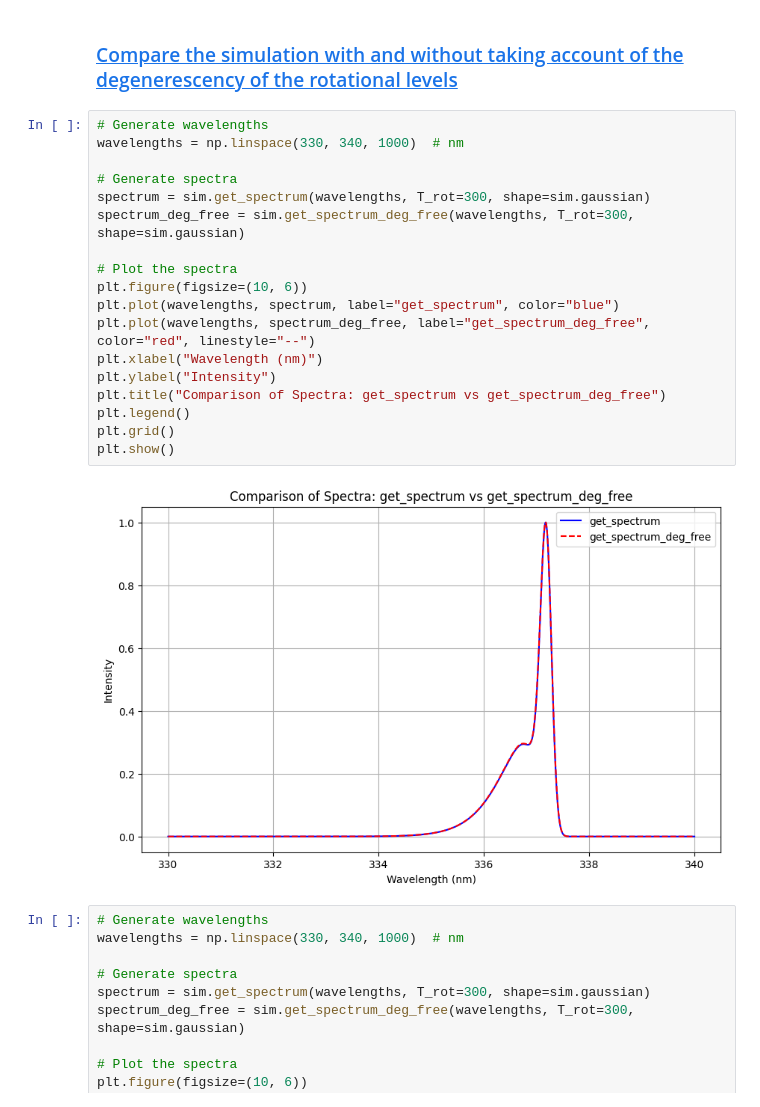
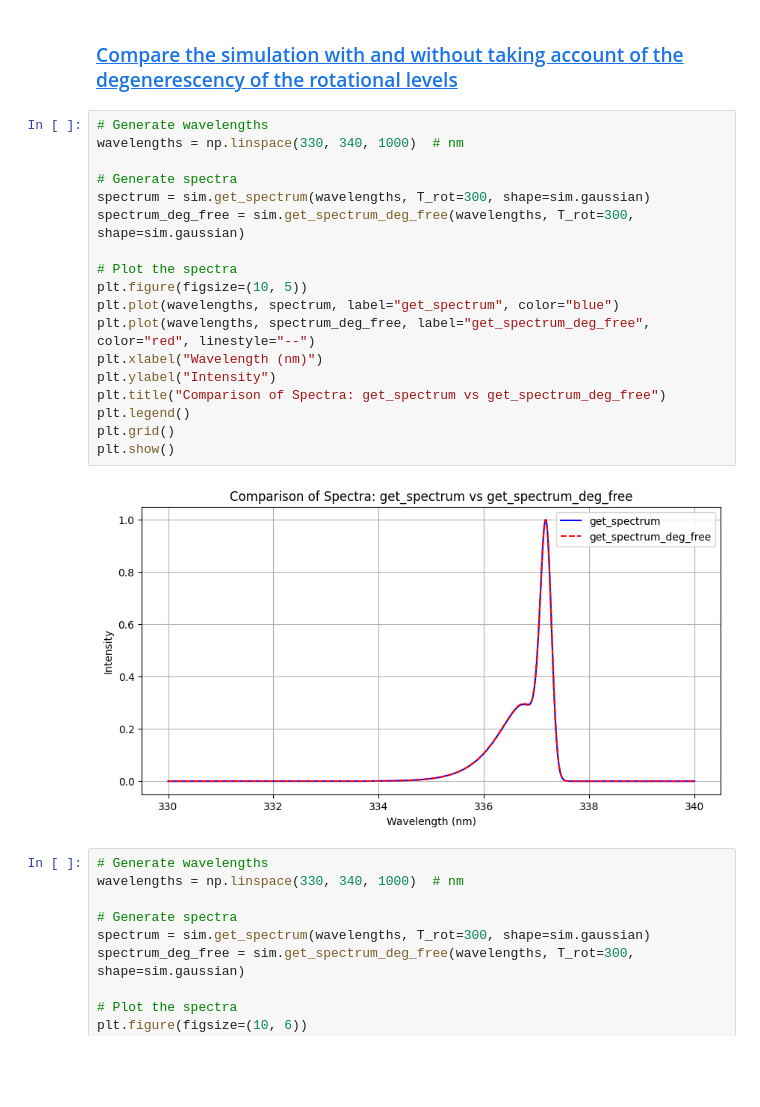
Before and after one commit to Hubert-LEROUX/xspectra, a Jupyter notebook: examples/simulation.ipynb, the cells around one changed output. Drawn from its saved outputs; the diff is of its cells as text; blank space fills up the shorter version.

```diff
--- a/examples/simulation.ipynb
+++ b/examples/simulation.ipynb
@@ -682,23 +757,23 @@ plt.show()
 # %%
 # Generate wavelengths
 wavelengths = np.linspace(330, 340, 1000)  # nm
 
 # Generate spectra
 spectrum = sim.get_spectrum(wavelengths, T_rot=300, shape=sim.gaussian)
 spectrum_deg_free = sim.get_spectrum_deg_free(wavelengths, T_rot=300, shape=sim.gaussian)
 
 # Plot the spectra
-plt.figure(figsize=(10, 6))
+plt.figure(figsize=(10, 5))
 plt.plot(wavelengths, spectrum, label="get_spectrum", color="blue")
 plt.plot(wavelengths, spectrum_deg_free, label="get_spectrum_deg_free", color="red", linestyle="--")
 plt.xlabel("Wavelength (nm)")
 plt.ylabel("Intensity")
 plt.title("Comparison of Spectra: get_spectrum vs get_spectrum_deg_free")
 plt.legend()
 plt.grid()
 plt.show()
 # %% [output]
-[figure, old version]
+[figure, new version]
 # %%
 # Generate wavelengths
 wavelengths = np.linspace(330, 340, 1000)  # nm
```
Also changed, not shown: parts of 8 cells of this notebook, 12 other files.
